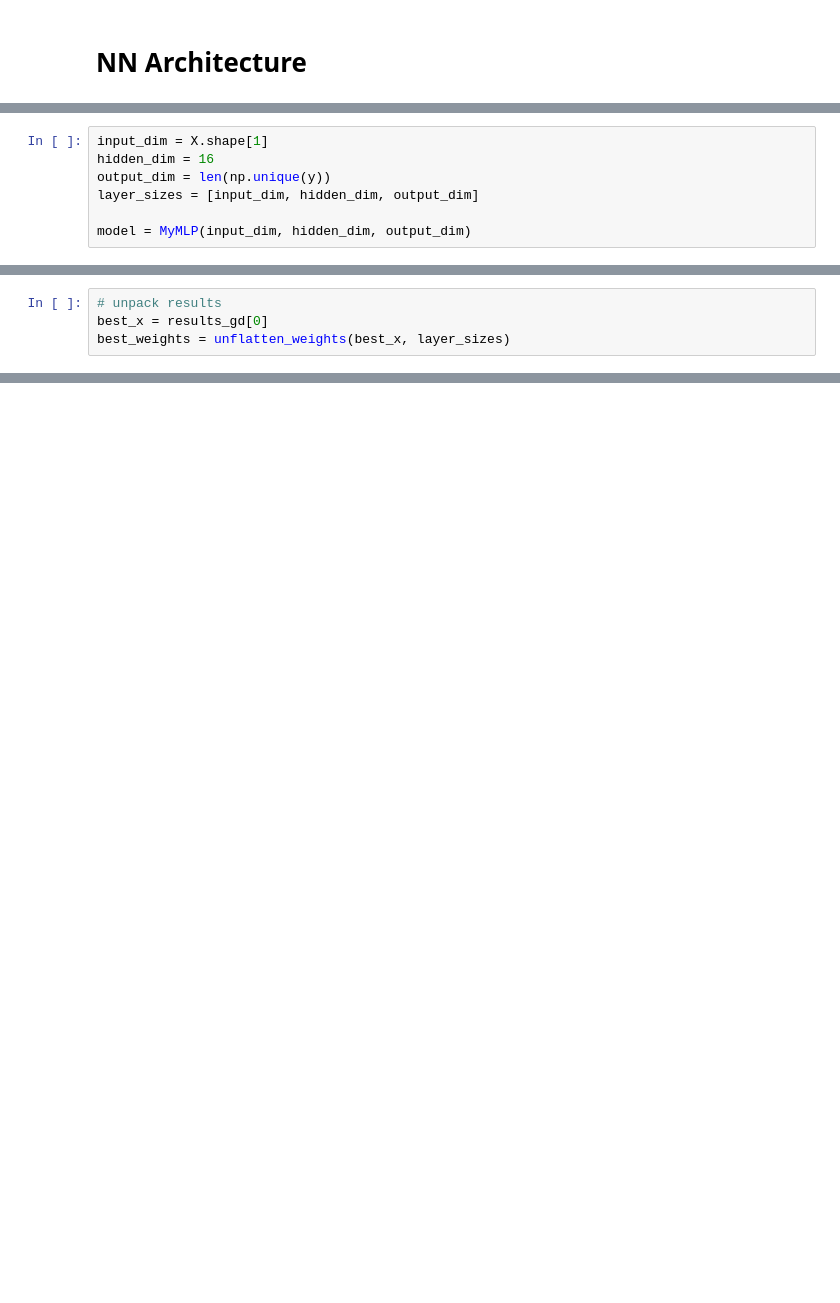
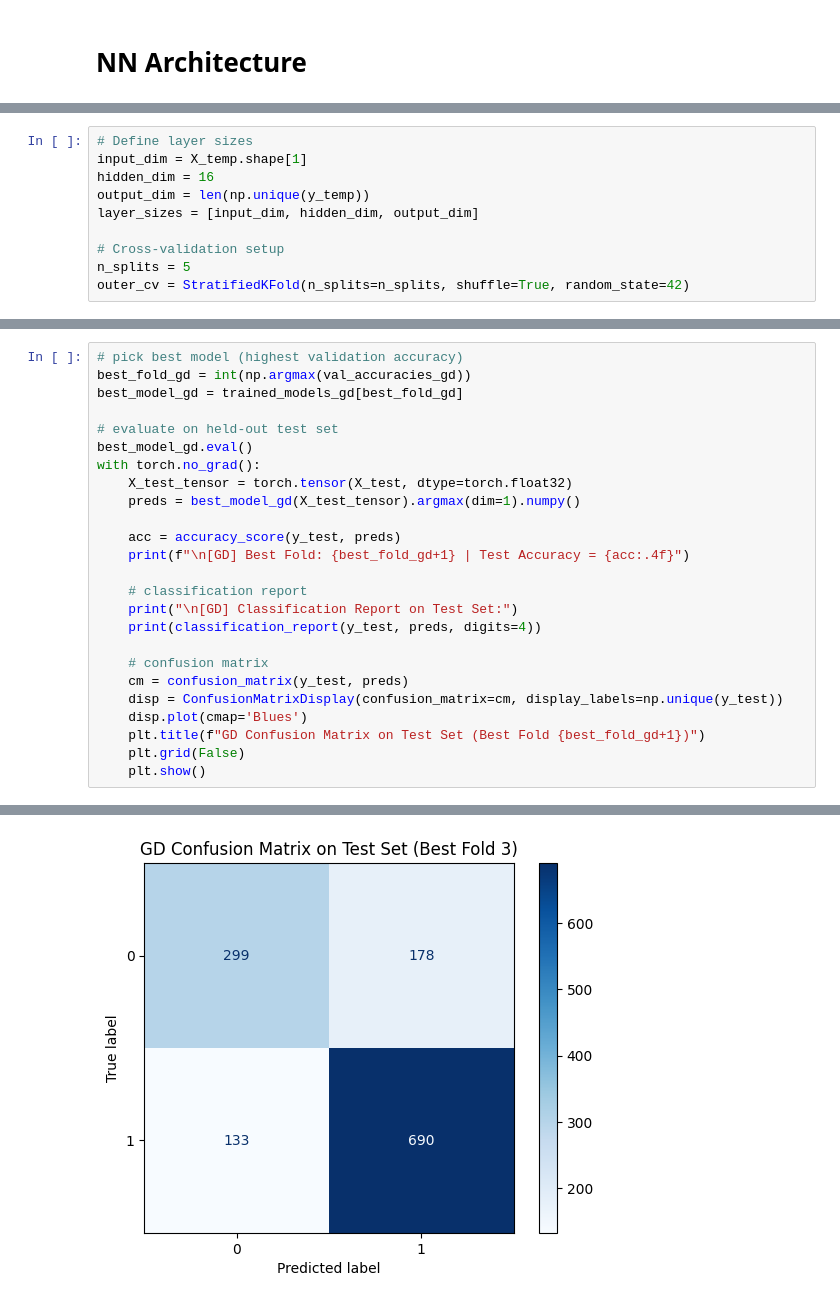
Before and after one commit to nutemmax/gd-sa-optimization, a Jupyter notebook: notebooks/nn_experiments.ipynb, the cells around one changed output, grey strips where cells are left out. Drawn from its saved outputs; the diff is of its cells as text; blank space fills up the shorter version.

```diff
--- a/notebooks/nn_experiments.ipynb
+++ b/notebooks/nn_experiments.ipynb
@@ -155,7 +194,10 @@ class MyMLP(nn.Module):
 # %%
-input_dim = X.shape[1]
+# Define layer sizes
+input_dim = X_temp.shape[1]
 hidden_dim = 16
-output_dim = len(np.unique(y))
+output_dim = len(np.unique(y_temp))
 layer_sizes = [input_dim, hidden_dim, output_dim]
 
-model = MyMLP(input_dim, hidden_dim, output_dim)
+# Cross-validation setup
+n_splits = 5
+outer_cv = StratifiedKFold(n_splits=n_splits, shuffle=True, random_state=42)
@@ -203,4 +203,0 @@ results_gd = gd_nn(
-# %%
-# unpack results
-best_x = results_gd[0]
-best_weights = unflatten_weights(best_x, layer_sizes)
@@ -234,0 +244,26 @@ Test Accuracy: 0.4722
+# %%
+# pick best model (highest validation accuracy)
+best_fold_gd = int(np.argmax(val_accuracies_gd))
+best_model_gd = trained_models_gd[best_fold_gd]
+
+# evaluate on held-out test set
+best_model_gd.eval()
+with torch.no_grad():
+    X_test_tensor = torch.tensor(X_test, dtype=torch.float32)
+    preds = best_model_gd(X_test_tensor).argmax(dim=1).numpy()
+
+    acc = accuracy_score(y_test, preds)
+    print(f"\n[GD] Best Fold: {best_fold_gd+1} | Test Accuracy = {acc:.4f}")
+
+    # classification report
+    print("\n[GD] Classification Report on Test Set:")
+    print(classification_report(y_test, preds, digits=4))
+
+    # confusion matrix
+    cm = confusion_matrix(y_test, preds)
+    disp = ConfusionMatrixDisplay(confusion_matrix=cm, display_labels=np.unique(y_test))
+    disp.plot(cmap='Blues')
+    plt.title(f"GD Confusion Matrix on Test Set (Best Fold {best_fold_gd+1})")
+    plt.grid(False)
+    plt.show()
+# %% [output]
@@ -234,0 +281 @@ Test Accuracy: 0.4722
+[figure, added]
```
Also changed, not shown: parts of 26 cells of this notebook, 1 other file.
